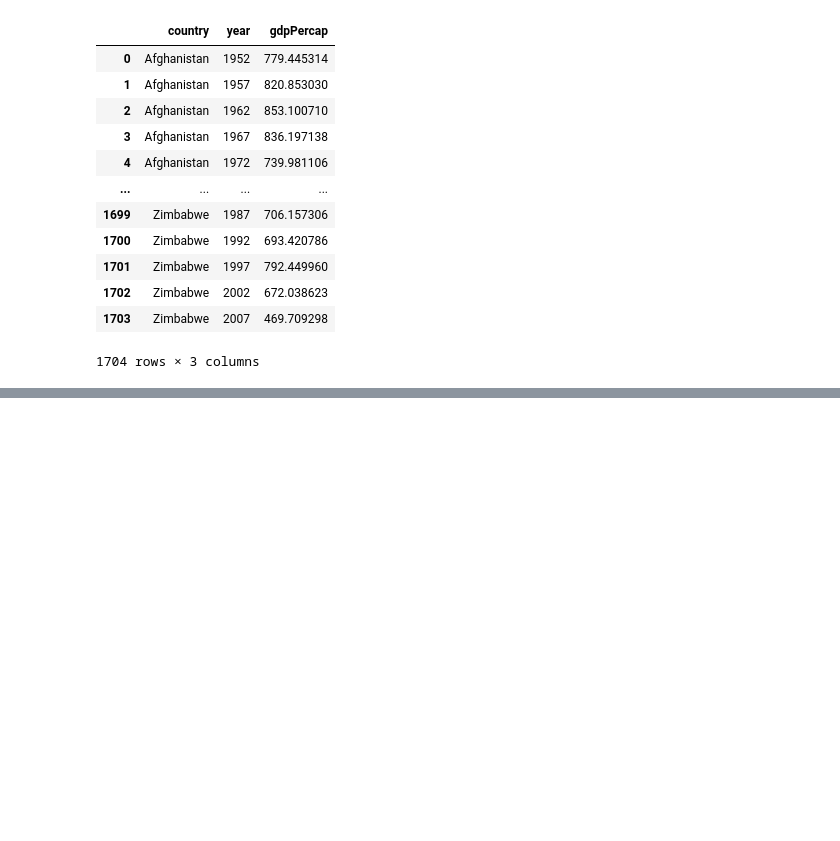
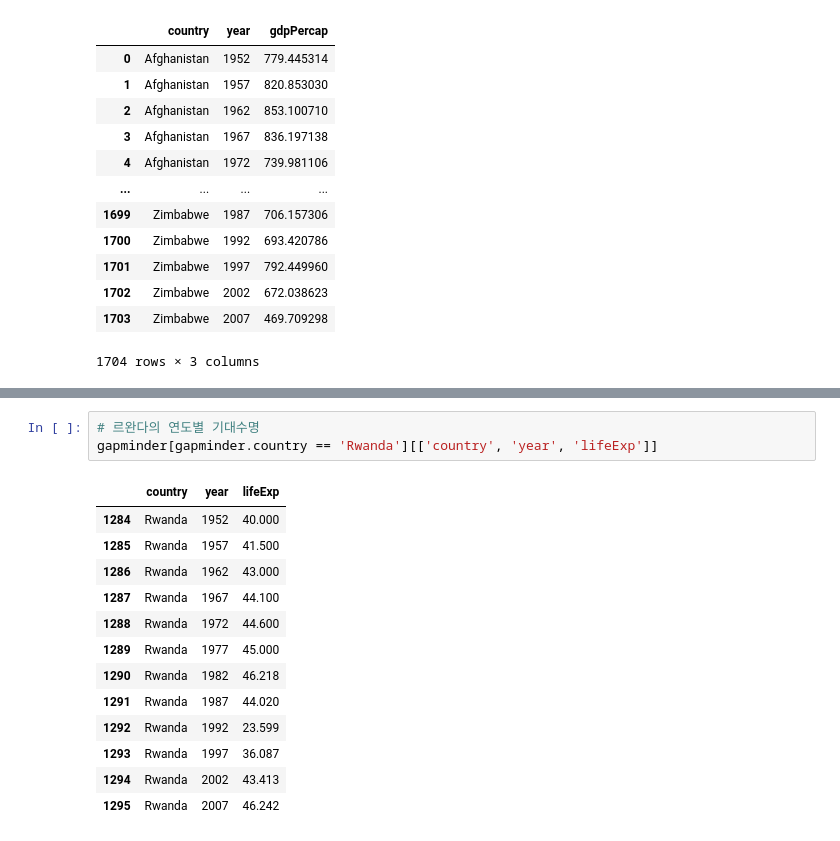
Before and after one commit to JakeOh/202208_itw_java134_lab_python, a Jupyter notebook: py20_gapminder.ipynb, the cells around one changed output, grey strips where cells are left out. Drawn from its saved outputs; the diff is of its cells as text; blank space fills up the shorter version.

```diff
--- a/py20_gapminder.ipynb
+++ b/py20_gapminder.ipynb
@@ -144,0 +187,17 @@ gapminder[['country', 'year', 'gdpPercap']]
+# %%
+# 르완다의 연도별 기대수명
+gapminder[gapminder.country == 'Rwanda'][['country', 'year', 'lifeExp']]
+# %% [output]
+|  | country | year | lifeExp |
+| 1284 | Rwanda | 1952 | 40.000 |
+| 1285 | Rwanda | 1957 | 41.500 |
+| 1286 | Rwanda | 1962 | 43.000 |
+| 1287 | Rwanda | 1967 | 44.100 |
+| 1288 | Rwanda | 1972 | 44.600 |
+| 1289 | Rwanda | 1977 | 45.000 |
+| 1290 | Rwanda | 1982 | 46.218 |
+| 1291 | Rwanda | 1987 | 44.020 |
+| 1292 | Rwanda | 1992 | 23.599 |
+| 1293 | Rwanda | 1997 | 36.087 |
+| 1294 | Rwanda | 2002 | 43.413 |
+| 1295 | Rwanda | 2007 | 46.242 |
```
Also changed, not shown: parts of 8 cells of this notebook.
